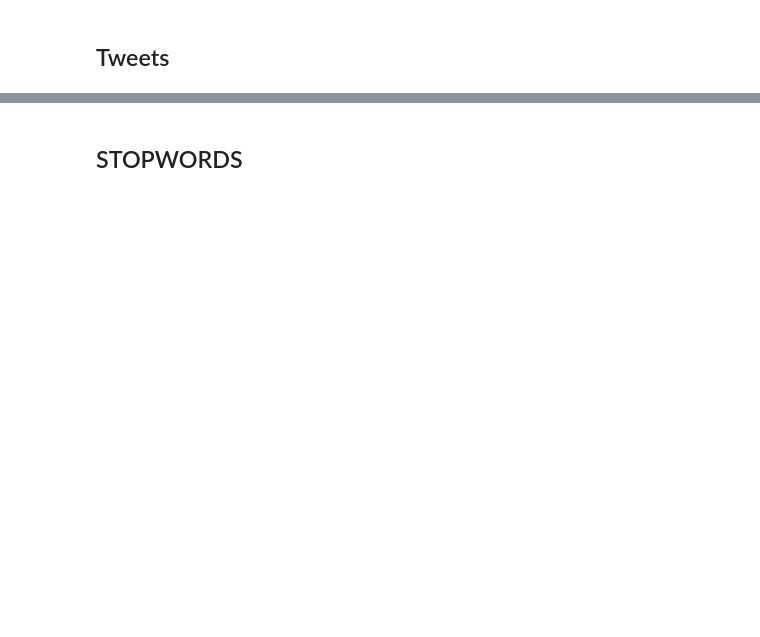
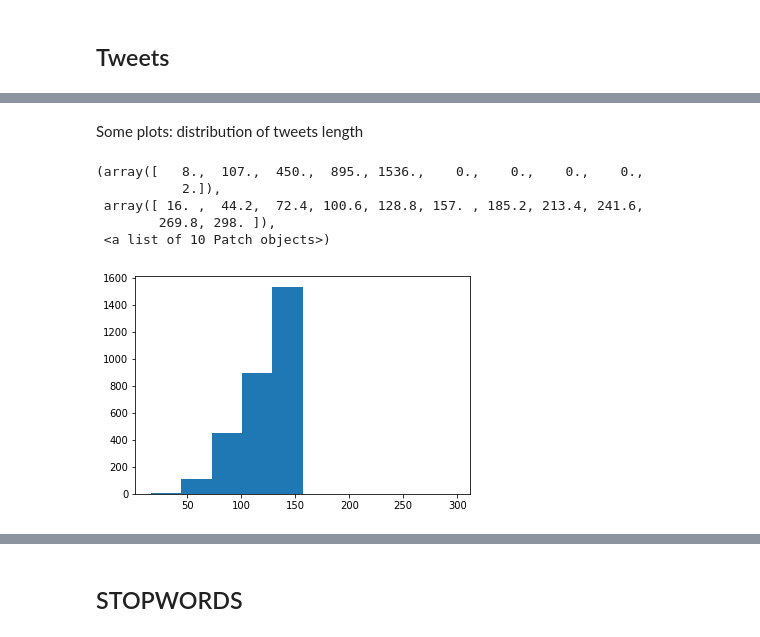
Before and after one commit to thenhz/hate-speech, a Jupyter notebook: DataAnalysis.ipynb, the cells around one changed output, grey strips where cells are left out. Drawn from its saved outputs; the diff is of its cells as text; code cells hidden in the pictures; blank space fills up the shorter version.

```diff
--- a/DataAnalysis.ipynb
+++ b/DataAnalysis.ipynb
@@ -47,0 +50,3 @@ df
+# %%
+df["tw_length"] = df["Text"].str.len()
+df["tw_length"].describe()
@@ -47,0 +63,3 @@ df
+# %%
+df["tw_w_len"] = df['Text'].str.split().apply(len)
+df["tw_w_len"].describe()
@@ -47,0 +76,11 @@ df
+# %% [markdown]
+Some plots: distribution of tweets length
+# %%
+plt.hist(df["tw_length"])
+# %% [output]
+(array([   8.,  107.,  450.,  895., 1536.,    0.,    0.,    0.,    0.,
+           2.]),
+ array([ 16. ,  44.2,  72.4, 100.6, 128.8, 157. , 185.2, 213.4, 241.6,
+        269.8, 298. ]),
+ <a list of 10 Patch objects>)
+[figure, added]
```
Also changed, not shown: parts of 41 cells of this notebook, 6 other files.
